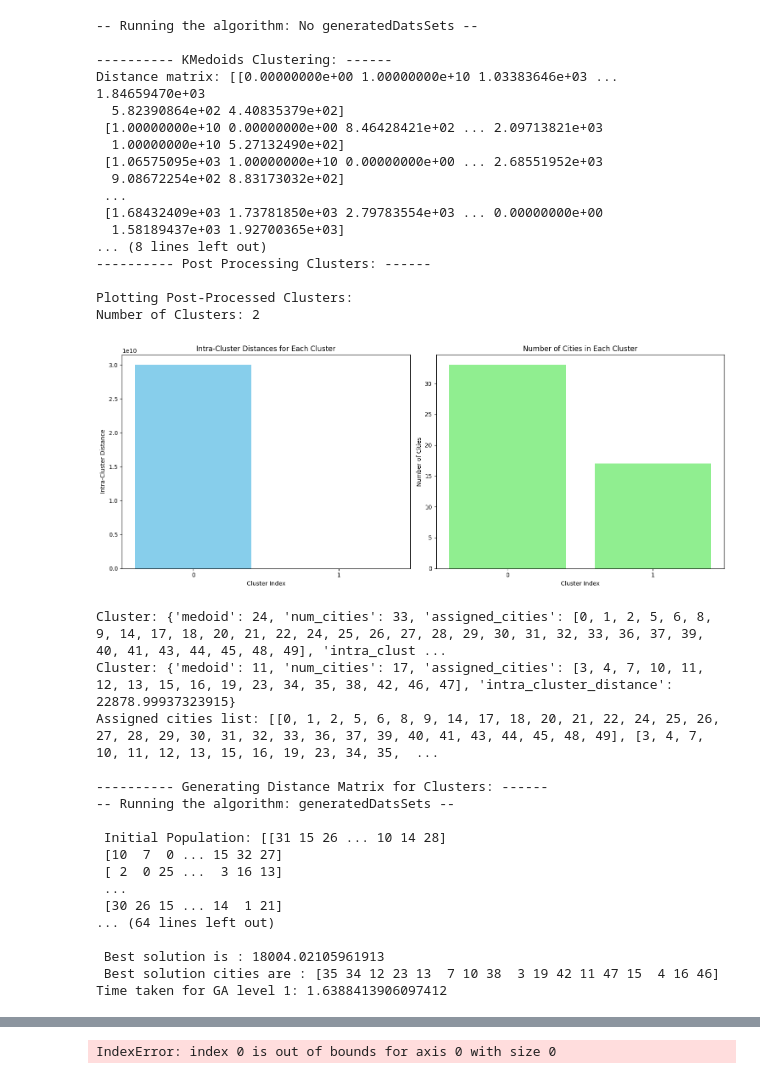
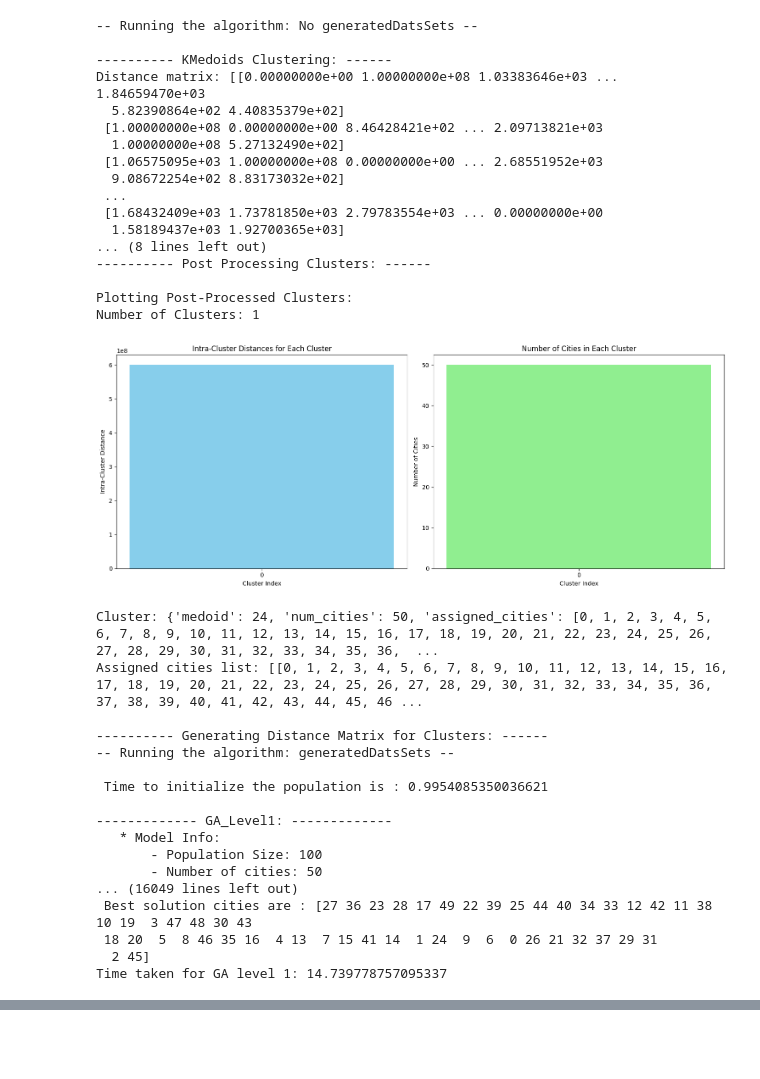
Before and after one commit to piergili0611/KuL_MAI_GeneticAlgorithm_TSP, a Jupyter notebook: GA_Notebook.ipynb, the cells around one changed output, grey strips where cells are left out. Drawn from its saved outputs; the diff is of its cells as text; code cells hidden in the pictures; blank space fills up the shorter version.

```diff
--- a/GA_Notebook.ipynb
+++ b/GA_Notebook.ipynb
@@ -6,40 +6,40 @@ c = r0818807()
 filename = 'tour50.csv'
 # %%
 #c.test_k_means_algorithm(filename=filename)
-c.run(filename=filename,generateDataSets=True,clusters=True)
+c.run(filename=filename,generateDataSets=False,clusters=False,local_search=False)
 # %% [output]
 -- Running the algorithm: No generatedDatsSets --
 
 ---------- KMedoids Clustering: ------
-Distance matrix: [[0.00000000e+00 1.00000000e+10 1.03383646e+03 ... 1.84659470e+03
+Distance matrix: [[0.00000000e+00 1.00000000e+08 1.03383646e+03 ... 1.84659470e+03
   5.82390864e+02 4.40835379e+02]
- [1.00000000e+10 0.00000000e+00 8.46428421e+02 ... 2.09713821e+03
-  1.00000000e+10 5.27132490e+02]
- [1.06575095e+03 1.00000000e+10 0.00000000e+00 ... 2.68551952e+03
+ [1.00000000e+08 0.00000000e+00 8.46428421e+02 ... 2.09713821e+03
+  1.00000000e+08 5.27132490e+02]
+ [1.06575095e+03 1.00000000e+08 0.00000000e+00 ... 2.68551952e+03
   9.08672254e+02 8.83173032e+02]
  ...
  [1.68432409e+03 1.73781850e+03 2.79783554e+03 ... 0.00000000e+00
   1.58189437e+03 1.92700365e+03]
 ... (8 lines left out)
 ---------- Post Processing Clusters: ------
 
 Plotting Post-Processed Clusters:
-Number of Clusters: 2
+Number of Clusters: 1
-[figure, old version]
+[figure, new version]
-Cluster: {'medoid': 24, 'num_cities': 33, 'assigned_cities': [0, 1, 2, 5, 6, 8, 9, 14, 17, 18, 20, 21, 22, 24, 25, 26, 27, 28, 29, 30, 31, 32, 33, 36, 37, 39, 40, 41, 43, 44, 45, 48, 49], 'intra_clust ...
-Cluster: {'medoid': 11, 'num_cities': 17, 'assigned_cities': [3, 4, 7, 10, 11, 12, 13, 15, 16, 19, 23, 34, 35, 38, 42, 46, 47], 'intra_cluster_distance': 22878.99937323915}
-Assigned cities list: [[0, 1, 2, 5, 6, 8, 9, 14, 17, 18, 20, 21, 22, 24, 25, 26, 27, 28, 29, 30, 31, 32, 33, 36, 37, 39, 40, 41, 43, 44, 45, 48, 49], [3, 4, 7, 10, 11, 12, 13, 15, 16, 19, 23, 34, 35,  ...
+Cluster: {'medoid': 24, 'num_cities': 50, 'assigned_cities': [0, 1, 2, 3, 4, 5, 6, 7, 8, 9, 10, 11, 12, 13, 14, 15, 16, 17, 18, 19, 20, 21, 22, 23, 24, 25, 26, 27, 28, 29, 30, 31, 32, 33, 34, 35, 36,  ...
+Assigned cities list: [[0, 1, 2, 3, 4, 5, 6, 7, 8, 9, 10, 11, 12, 13, 14, 15, 16, 17, 18, 19, 20, 21, 22, 23, 24, 25, 26, 27, 28, 29, 30, 31, 32, 33, 34, 35, 36, 37, 38, 39, 40, 41, 42, 43, 44, 45, 46 ...
 
 ---------- Generating Distance Matrix for Clusters: ------
 -- Running the algorithm: generatedDatsSets --
 
- Initial Population: [[31 15 26 ... 10 14 28]
- [10  7  0 ... 15 32 27]
- [ 2  0 25 ...  3 16 13]
- ...
- [30 26 15 ... 14  1 21]
-... (64 lines left out)
+ Time to initialize the population is : 0.9954085350036621
 
- Best solution is : 18004.02105961913
- Best solution cities are : [35 34 12 23 13  7 10 38  3 19 42 11 47 15  4 16 46]
-Time taken for GA level 1: 1.6388413906097412
+------------- GA_Level1: -------------
+   * Model Info:
+       - Population Size: 100
+       - Number of cities: 50
+... (16049 lines left out)
+ Best solution cities are : [27 36 23 28 17 49 22 39 25 44 40 34 33 12 42 11 38 10 19  3 47 48 30 43
+ 18 20  5  8 46 35 16  4 13  7 15 41 14  1 24  9  6  0 26 21 32 37 29 31
+  2 45]
+Time taken for GA level 1: 14.739778757095337
@@ -64,4 +51,3 @@ Distance matrix is [[0.00000000e+00 1.00000000e+10 1.03383646e+03 ... 1.84659470
-IndexError: index 0 is out of bounds for axis 0 with size 0
 # %%
 #c.load_distance_matrix(filename)
 
```
Also changed, not shown: parts of 1 cell of this notebook, 6 other files.
